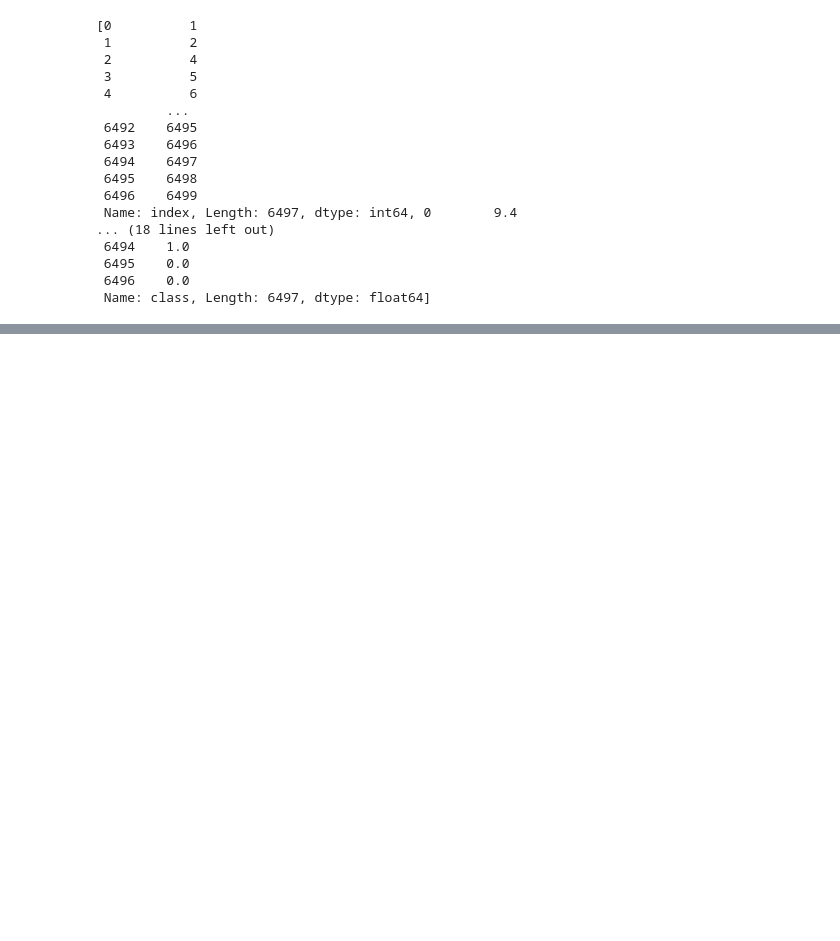
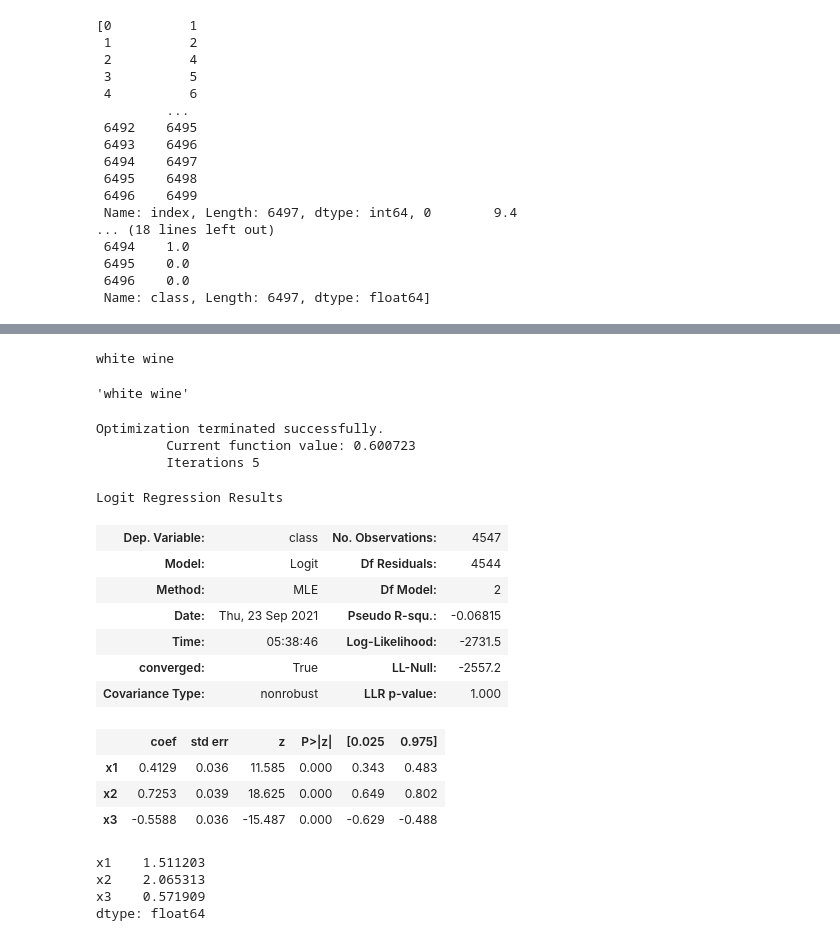
Before and after one commit to GwonSeop/-, a Jupyter notebook: 04_실습.ipynb, the cells around one changed output, grey strips where cells are left out. Drawn from its saved outputs; the diff is of its cells as text; code cells hidden in the pictures; blank space fills up the shorter version.

```diff
--- a/04_실습.ipynb
+++ b/04_실습.ipynb
@@ -239,0 +308,10 @@ for x in df.columns:
+# %%
+## 우리는 y결과값이 3과1의 두가지 값만 표시되는 이항분류를 진행하고자 함
+## 로지스틱 회귀 분석 실시
+### 트레이닝, 테스트 스코어 값
+
+lr = LogisticRegression()
+lr.fit(train_scaled, train_y)
+
+print(lr.score(train_scaled,train_y))
+print(lr.score(test_scaled,test_y))
@@ -239,0 +362,28 @@ for x in df.columns:
+# %%
+## 참고 예측
+# 새로운 new_X값도 스케일링 하고 예측해야함.
+# alcohol,sugar, PH값이
+
+# new_X는 사용자가 웹에서 직접 입력할 수도 있고, 크롤링으로 얻어온 자료일 수 있고
+# 또는 이미지 또는 사운드의 내용일 수 있음.
+
+# 이 작업은 보통, 위에 있는 작업을 모두 피클링 또는 dump해서 객체화 시켜서 갖고 있게 됨.
+
+# 또는 머신러닝에서도 모델값만 갖고 있게 됨.
+# 또는 딥러닝 같은 경우는 모델 값만 갖고 있게 됨
+new_X=np.array([[15,30,1.08]])
+# from sklearn.preprocessing import StandardScaler
+# scaler = StandardScaler()
+#scaler.fit(new_X)
+newX_scaled = scaler.transform(new_X)
+y_hat = lr.predict(newX_scaled)
+# 이 자료의 class 가 1 이면 화이트와인 /0이면 레드와인
+classLabel=['red wine','white wine']
+print(classLabel[int(y_hat[0])])
+
+#
+확률 = lr.predict_proba(new_X)    # 출력물이 [0.,1.] 1이 될 확률이 1이다.
+classLabel[np.argmax(확률)] # 큰 값을 출력하게함
+# %% [output]
+white wine
+'white wine'
@@ -239,0 +394,41 @@ for x in df.columns:
+# %%
+########################################
+### 관측치 값들의 관여 민감도
+### P>\z\ 값의 크기를 확인하여서 x1,x2,x3(넘파이로 변환해서 이렇게 나옴. 판다스형태에서 작업하면 변수명 출력됨)
+###  x1(alcohol), x2(sugar), x3(PH) 값이 모두 특징값으로 참여해도 됨을 확인하는 작업임.
+## import statsmodels.api as sm 를 이용하여서
+#######################################
+
+# (p- 값 <0.05, 5 % 유의 수준). 계수는 양수이며 로그 승산 조건임
+
+import statsmodels.api as sm
+
+logitreg = sm.Logit(train_y, train_scaled)
+logitreg_fit = logitreg.fit()
+
+results=logitreg_fit.summary()
+results
+# %% [output]
+Optimization terminated successfully.
+         Current function value: 0.600723
+         Iterations 5
+Logit Regression Results
+| Dep. Variable: | class | No. Observations: | 4547 |
+| Model: | Logit | Df Residuals: | 4544 |
+| Method: | MLE | Df Model: | 2 |
+| Date: | Thu, 23 Sep 2021 | Pseudo R-squ.: | -0.06815 |
+| Time: | 05:38:46 | Log-Likelihood: | -2731.5 |
+| converged: | True | LL-Null: | -2557.2 |
+| Covariance Type: | nonrobust | LLR p-value: | 1.000 |
+|  | coef | std err | z | P>|z| | [0.025 | 0.975] |
+| x1 | 0.4129 | 0.036 | 11.585 | 0.000 | 0.343 | 0.483 |
+| x2 | 0.7253 | 0.039 | 18.625 | 0.000 | 0.649 | 0.802 |
+| x3 | -0.5588 | 0.036 | -15.487 | 0.000 | -0.629 | -0.488 |
+# %%
+# 해석 : alcohol값이 1 증가할때마다 class가 1이 될 확률이 1.8배 증가함
+np.exp(logitreg_fit.params)
+# %% [output]
+x1    1.511203
+x2    2.065313
+x3    0.571909
+dtype: float64
```
Also changed, not shown: parts of 11 cells of this notebook.
